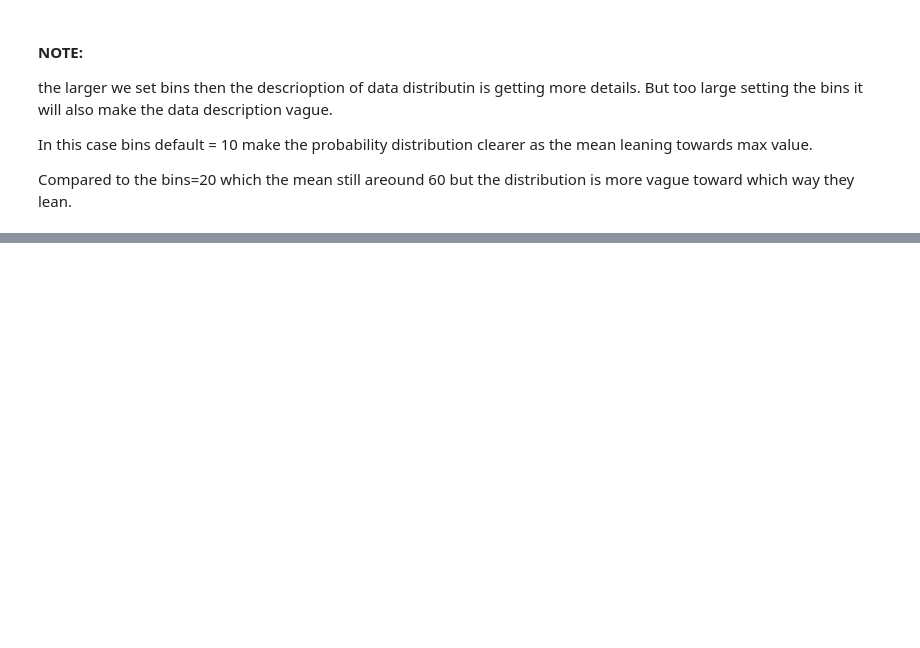
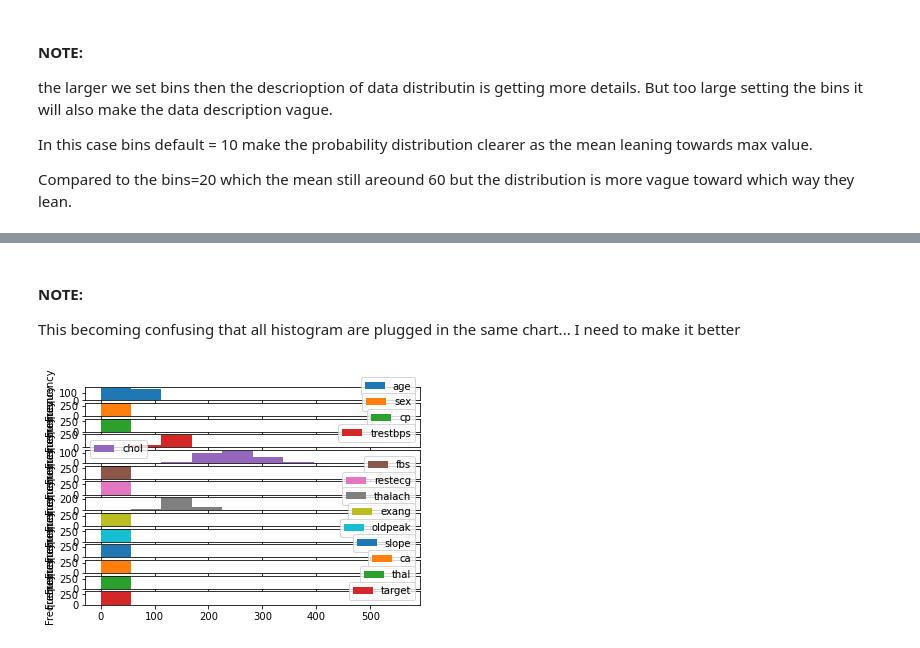
Before and after one commit to m00racle/zero-to-mastery-ml, a Jupyter notebook: section-2-data-science-and-ml-tools/TRIAL-PLOT-PANDAS.ipynb, the cells around one changed output, grey strips where cells are left out. Cells and saved outputs as stored; diff of their text form; code cells hidden in the pictures; blank space fills up the shorter version.

```diff
--- a/section-2-data-science-and-ml-tools/TRIAL-PLOT-PANDAS.ipynb
+++ b/section-2-data-science-and-ml-tools/TRIAL-PLOT-PANDAS.ipynb
@@ -320,0 +334,8 @@ Compared to the bins=20 which the mean still areound 60 but the distribution is
+# %% [markdown]
+#### NOTE:
+This becoming confusing that all histogram are plugged in the same chart...
+I need to make it better
+# %%
+heart_disease.plot.hist(subplots=True);
+# %% [output]
+[figure, added]
```
Also changed, not shown: parts of 39 cells of this notebook.
